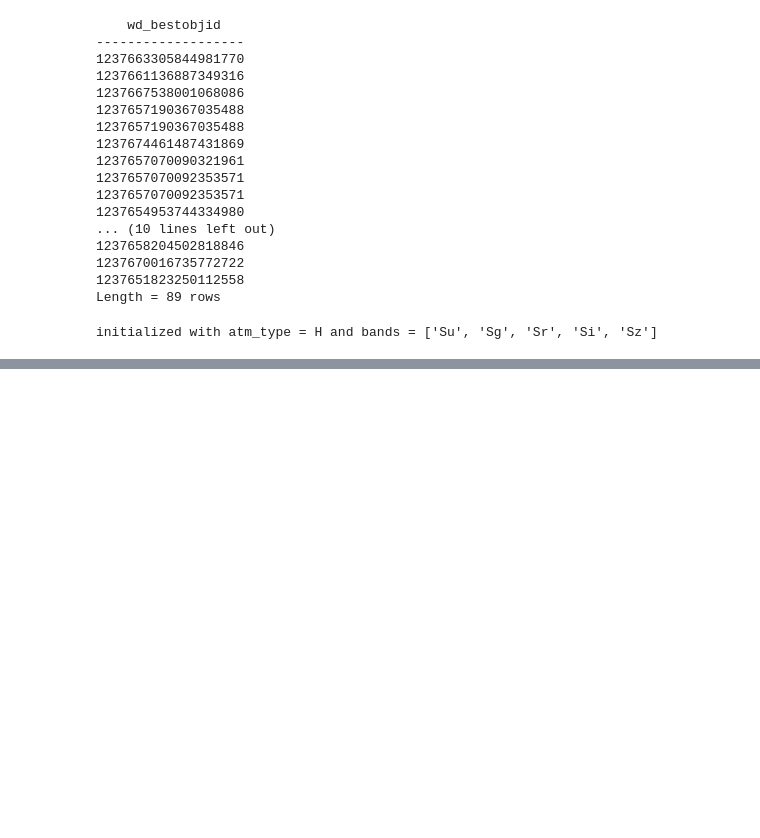
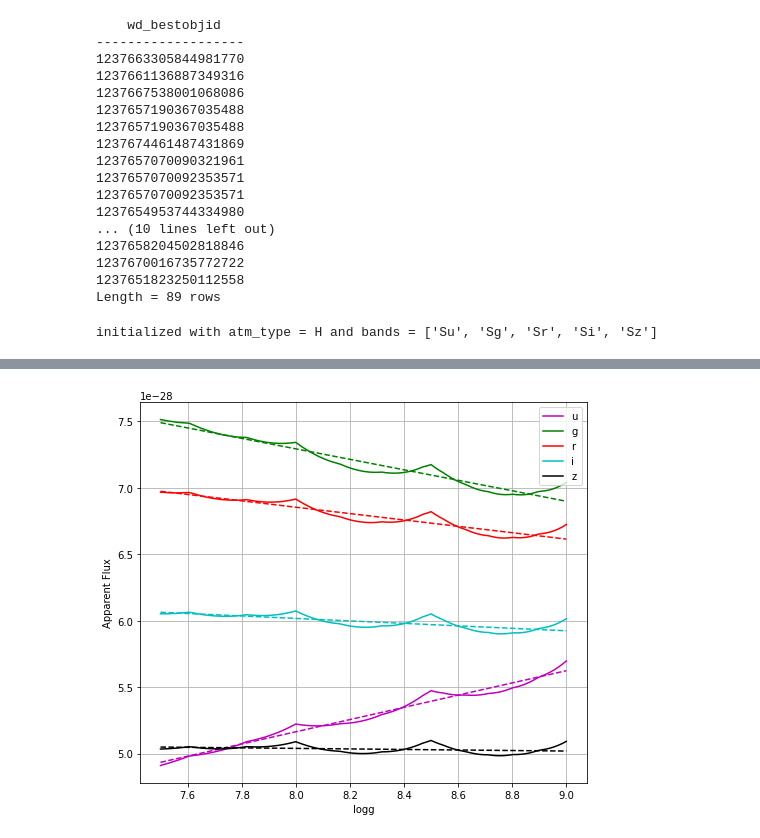
Before and after one commit to stefanarseneau/gravitational-redshift, a Jupyter notebook: 02_photometry.ipynb, the cells around one changed output, grey strips where cells are left out. Saved outputs shown, nothing was run; the diff lists cells and outputs as text; code cells hidden in the pictures; blank space fills up the shorter version.

```diff
--- a/02_photometry.ipynb
+++ b/02_photometry.ipynb
@@ -367,0 +354,81 @@ for i in tqdm(range(len(catalog))):
+# %%
+obs_mag = np.array([catalog['dered_u'][0] - 0.040, catalog['dered_g'][0], catalog['dered_r'][0], catalog['dered_i'][0] + 0.015, catalog['dered_z'][0] + 0.030])
+e_obs_mag = np.array([catalog['err_u'][0], catalog['err_g'][0], catalog['err_r'][0], catalog['err_i'][0], catalog['err_z'][0]])
+
+def linear(x, A, B):
+    return A*x+B
+
+
+
+
+ref_params = lmfit.Parameters()
+ref_params.add('teff', value = 10000)
+ref_params.add('logg', value = 8)
+ref_params.add('radius', value = 0.01)
+ref_params.add('distance', value = 200)
+
+ref_flux = get_model_flux(ref_params)
+
+
+
+
+
+n_logg = 100
+logg_grid = np.linspace(7.5, 9, num = n_logg)
+
+teff = 10000 #K
+
+flux_values = []
+fitted_flux_values = []
+
+for logg in logg_grid:
+    params = lmfit.Parameters()
+    params.add('teff', value = teff)
+    params.add('logg', value = logg)
+    params.add('radius', value = 0.01)
+    params.add('distance', value = 200)
+
+    flux_values.append(get_model_flux(params))
+
+flux_values = np.array(flux_values).T
+
+bands = []
+band_list = ['u', 'g', 'r', 'i', 'z']
+for i in range(len(logg_grid)):
+    bands.append(band_list)
+
+bands = np.array(bands).T
+
+
+popt0, pcov0 = curve_fit(linear, logg_grid, flux_values[0])
+popt1, pcov1 = curve_fit(linear, logg_grid, flux_values[1])
+popt2, pcov2 = curve_fit(linear, logg_grid, flux_values[2])
+popt3, pcov3 = curve_fit(linear, logg_grid, flux_values[3])
+popt4, pcov4 = curve_fit(linear, logg_grid, flux_values[4])
+
+print(popt0[0])
+
+plt.figure(figsize = (8,7))
+#for i in range(len(bands)):
+    #plt.plot(bands[i], flux_values[i], 'bo', markersize = 10)
+plt.plot(logg_grid, flux_values[0], label = 'u', c = 'm')
+plt.plot(logg_grid, linear(logg_grid, popt0[0], popt0[1]), linestyle='dashed', c = 'm')
+
+plt.plot(logg_grid, flux_values[1], label = 'g', c = 'g')
+plt.plot(logg_grid, linear(logg_grid, popt1[0], popt1[1]), linestyle='dashed', c = 'g')
+
+plt.plot(logg_grid, flux_values[2], label = 'r', c = 'r')
+plt.plot(logg_grid, linear(logg_grid, popt2[0], popt2[1]), linestyle='dashed', c = 'r')
+
+plt.plot(logg_grid, flux_values[3], label = 'i', c = 'c')
+plt.plot(logg_grid, linear(logg_grid, popt3[0], popt3[1]), linestyle='dashed', c = 'c')
+
+plt.plot(logg_grid, flux_values[4], label = 'z', c = 'k')
+plt.plot(logg_grid, linear(logg_grid, popt4[0], popt4[1]), linestyle='dashed', c = 'k')
+
+plt.xlabel('logg')
+plt.ylabel('Apparent Flux')
+plt.grid()
+plt.legend(loc = 1)
+plt.savefig('/home/arseneausm/Documents/arseneausm.github.io/notes/figures/variation_sdss_ugriz.jpeg')
+# %% [output]
@@ -367,0 +436 @@ for i in tqdm(range(len(catalog))):
+[figure, added]
```
Also changed, not shown: parts of 17 cells of this notebook, 22 other files.
